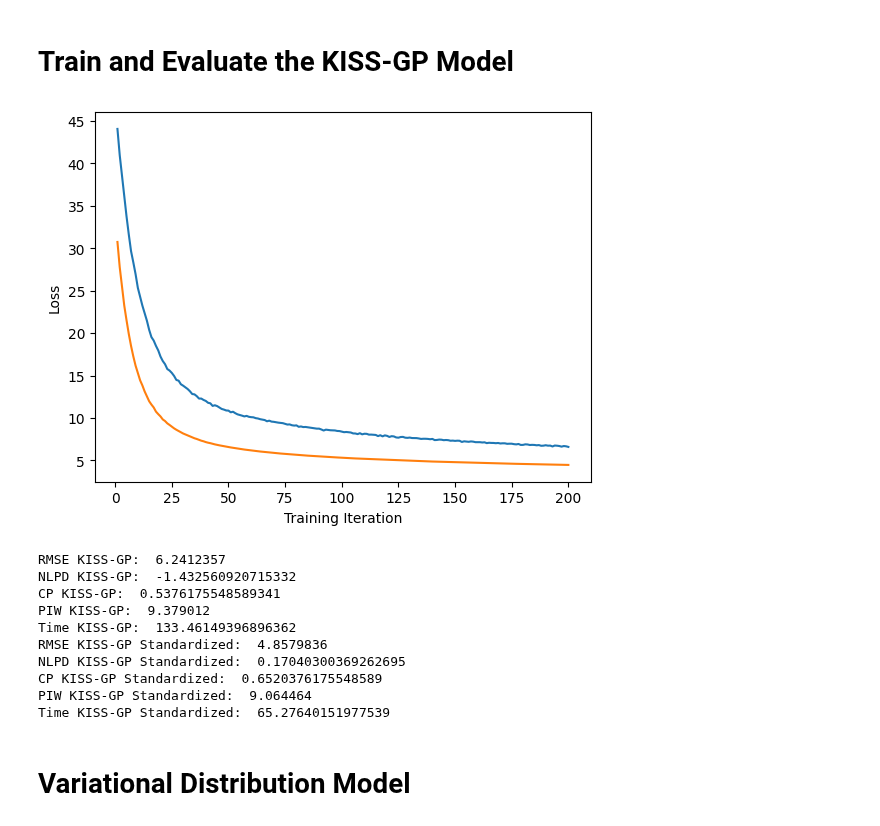
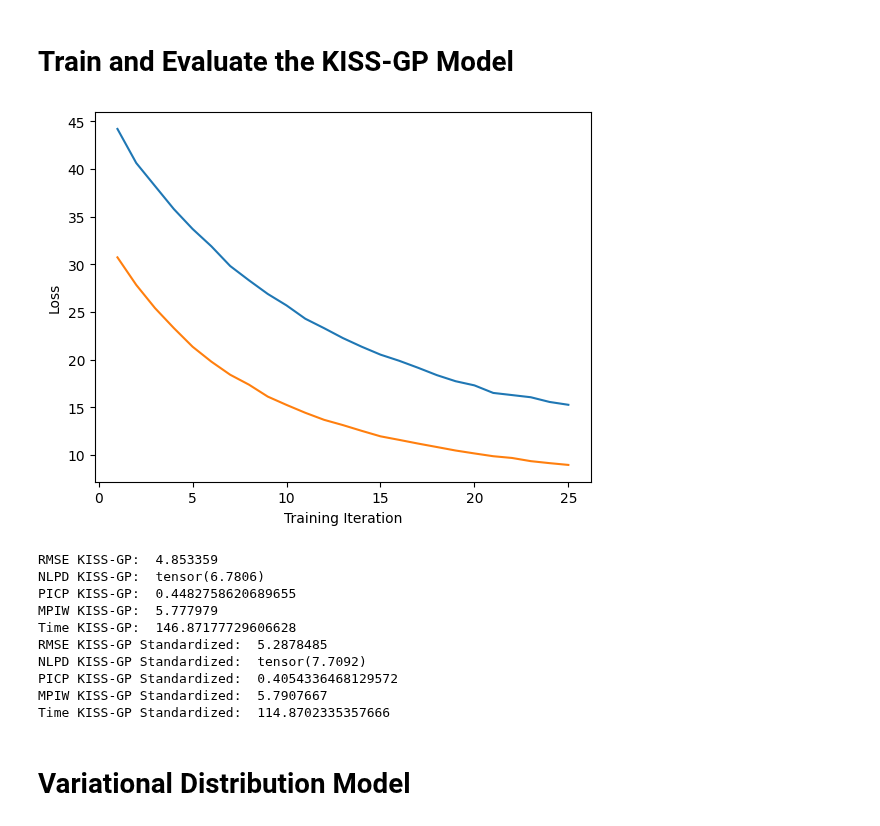
Before and after one commit to Sabelz/Master_Thesis_Alexander, a Jupyter notebook: GPs/PowerGPs.ipynb, the cells around one changed output. Drawn from its saved outputs; the diff is of its cells as text; code cells hidden in the pictures.

Commit message:
All Models

```diff
--- a/GPs/PowerGPs.ipynb
+++ b/GPs/PowerGPs.ipynb
@@ -116,19 +116,19 @@ KISSGP_model_power_standardized = KISSGP_model_power_standardized.to(device) # M
 # %% [markdown]
 # Train and Evaluate the KISS-GP Model
 # %%
-train_time_KISSGP_power= train(KISSGP_model_power,
+train_time_KISSGP_power = train(KISSGP_model_power,
                           KISSGP_likelihood_power,
                           x_train_power,
                           y_train_power,
-                          training_iter= 200) # train is defined in utils/functions.ipynb
+                          training_iter= 25) # train is defined in utils/functions.ipynb
 # Standardized version
 train_time_KISSGP_power_standardized = train(KISSGP_model_power_standardized,
                                        KISSGP_likelihood_power_standardized,
                                        x_train_power_standardized,
                                        y_train_power,
-                                       training_iter= 200) # train is defined in utils/functions.ipynb
+                                       training_iter= 25) # train is defined in utils/functions.ipynb
 # %% [output]
-[figure, old version]
+[figure, new version]
 # %%
 with torch.no_grad(), gpytorch.settings.fast_pred_var():
   predictions_KISSGP_power = predict(KISSGP_model_power, KISSGP_likelihood_power,
@@ -155,24 +155,24 @@ with torch.no_grad(), gpytorch.settings.fast_pred_var():
   print("NLPD KISS-GP: ",NLPD_KISSGP_power)
   print("PICP KISS-GP: ",PICP_KISSGP_power)
   print("MPIW KISS-GP: ",MPIW_KISSGP_power)
-  print("Time KISS-GP: ", KISSGP_power_time)
+  print("Time KISS-GP: ", train_time_KISSGP_power)
 
   print("RMSE KISS-GP Standardized: ",RMSE_KISSGP_power_standardized)
   print("NLPD KISS-GP Standardized: ",NLPD_KISSGP_power_standardized)
   print("PICP KISS-GP Standardized: ",PICP_KISSGP_power_standardized)
   print("MPIW KISS-GP Standardized: ",MPIW_KISSGP_power_standardized)
-  print("Time KISS-GP Standardized: ", KISSGP_power_time_standardized)
+  print("Time KISS-GP Standardized: ", train_time_KISSGP_power_standardized)
 # %% [output]
-RMSE KISS-GP:  6.2412357
-NLPD KISS-GP:  -1.432560920715332
-CP KISS-GP:  0.5376175548589341
-PIW KISS-GP:  9.379012
-Time KISS-GP:  133.46149396896362
-RMSE KISS-GP Standardized:  4.8579836
-NLPD KISS-GP Standardized:  0.17040300369262695
-CP KISS-GP Standardized:  0.6520376175548589
-PIW KISS-GP Standardized:  9.064464
-Time KISS-GP Standardized:  65.27640151977539
+RMSE KISS-GP:  4.853359
+NLPD KISS-GP:  tensor(6.7806)
+PICP KISS-GP:  0.4482758620689655
+MPIW KISS-GP:  5.777979
+Time KISS-GP:  146.87177729606628
+RMSE KISS-GP Standardized:  5.2878485
+NLPD KISS-GP Standardized:  tensor(7.7092)
+PICP KISS-GP Standardized:  0.4054336468129572
+MPIW KISS-GP Standardized:  5.7907667
+Time KISS-GP Standardized:  114.8702335357666
 # %% [markdown]
 # Variational Distribution Model
 # %%
```
Also changed, not shown: parts of 26 cells of this notebook.
